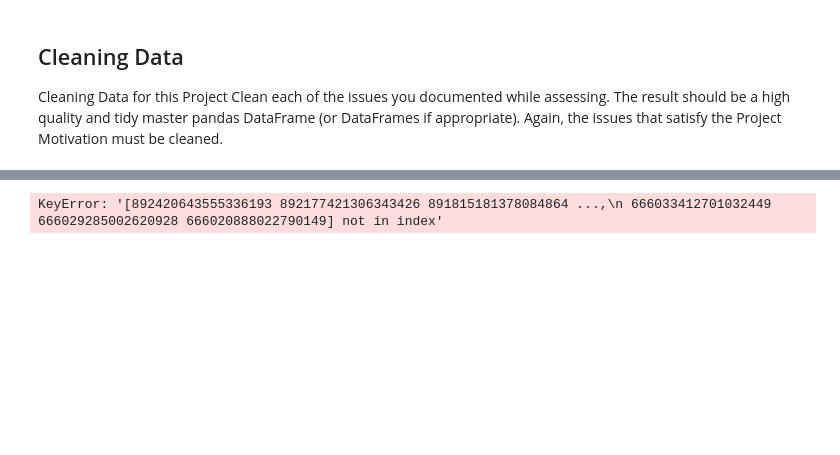
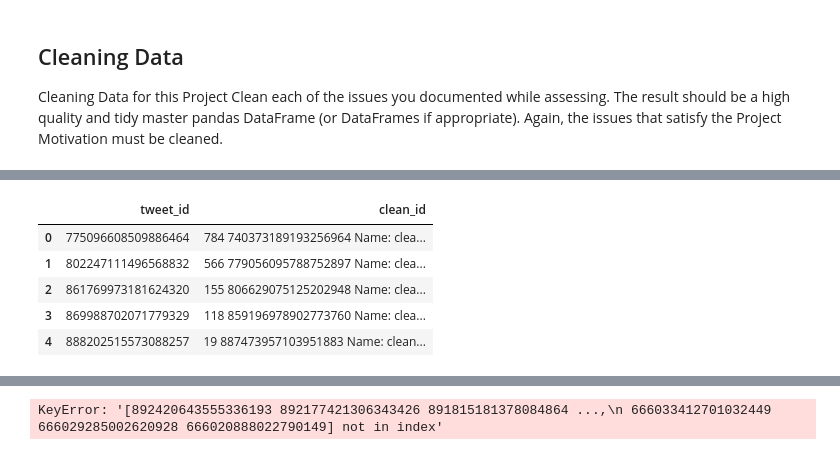
Before and after one commit to KattyP/DataWrangleProject, a Jupyter notebook: wrangle_act.ipynb, the cells around one changed output, grey strips where cells are left out. Cells and saved outputs as stored; diff of their text form; code cells hidden in the pictures; blank space fills up the shorter version.

```diff
--- a/wrangle_act.ipynb
+++ b/wrangle_act.ipynb
@@ -290,3 +287,23 @@ for tweet_id in tweet_errors:
+# %%
+clean_id_list = []
+twitter_archive_clean['clean_id'] = twitter_archive_clean.expanded_urls.str.extract('(\d{18})',expand=True)
+
+for tweet_id in tweet_errors:
+    clean_id = twitter_archive_clean[twitter_archive_clean.tweet_id == tweet_id].clean_id
+    clean_id_list.append({'tweet_id': tweet_id,
+                          'clean_id': clean_id})
+
+new_id_list = pd.DataFrame(clean_id_list, columns = ['tweet_id', 'clean_id'])
+new_id_list = new_id_list.sort_values('tweet_id').reset_index(drop=True)
+# %%
+new_id_list
+# %% [output]
+|  | tweet_id | clean_id |
+| 0 | 775096608509886464 | 784 740373189193256964 Name: clea... |
+| 1 | 802247111496568832 | 566 779056095788752897 Name: clea... |
+| 2 | 861769973181624320 | 155 806629075125202948 Name: clea... |
+| 3 | 869988702071779329 | 118 859196978902773760 Name: clea... |
+| 4 | 888202515573088257 | 19 887473957103951883 Name: clean... |
 # %%
 twitter_archive_clean[twitter_archive_clean['tweet_id'] == 888202515573088257]
 # %% [output]
```
Also changed, not shown: parts of 10 cells of this notebook.
